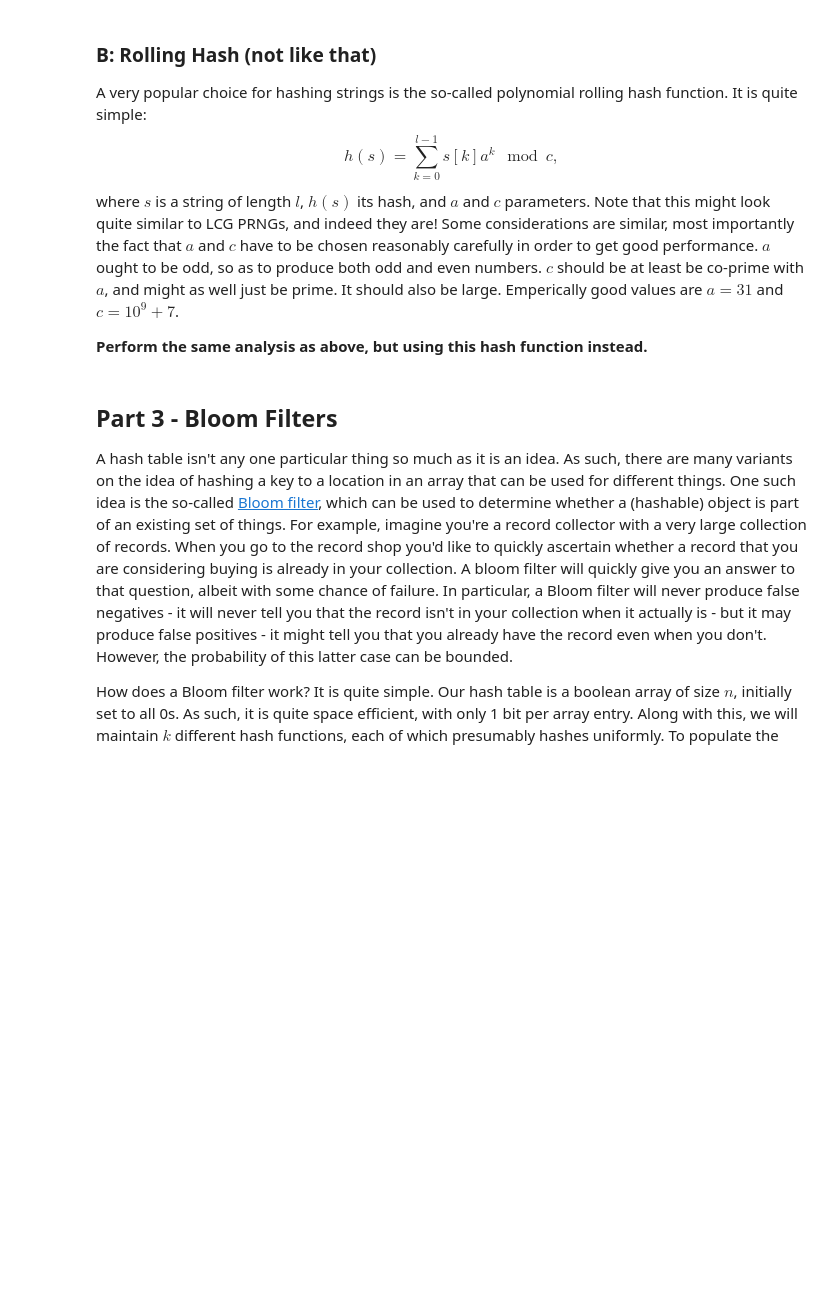
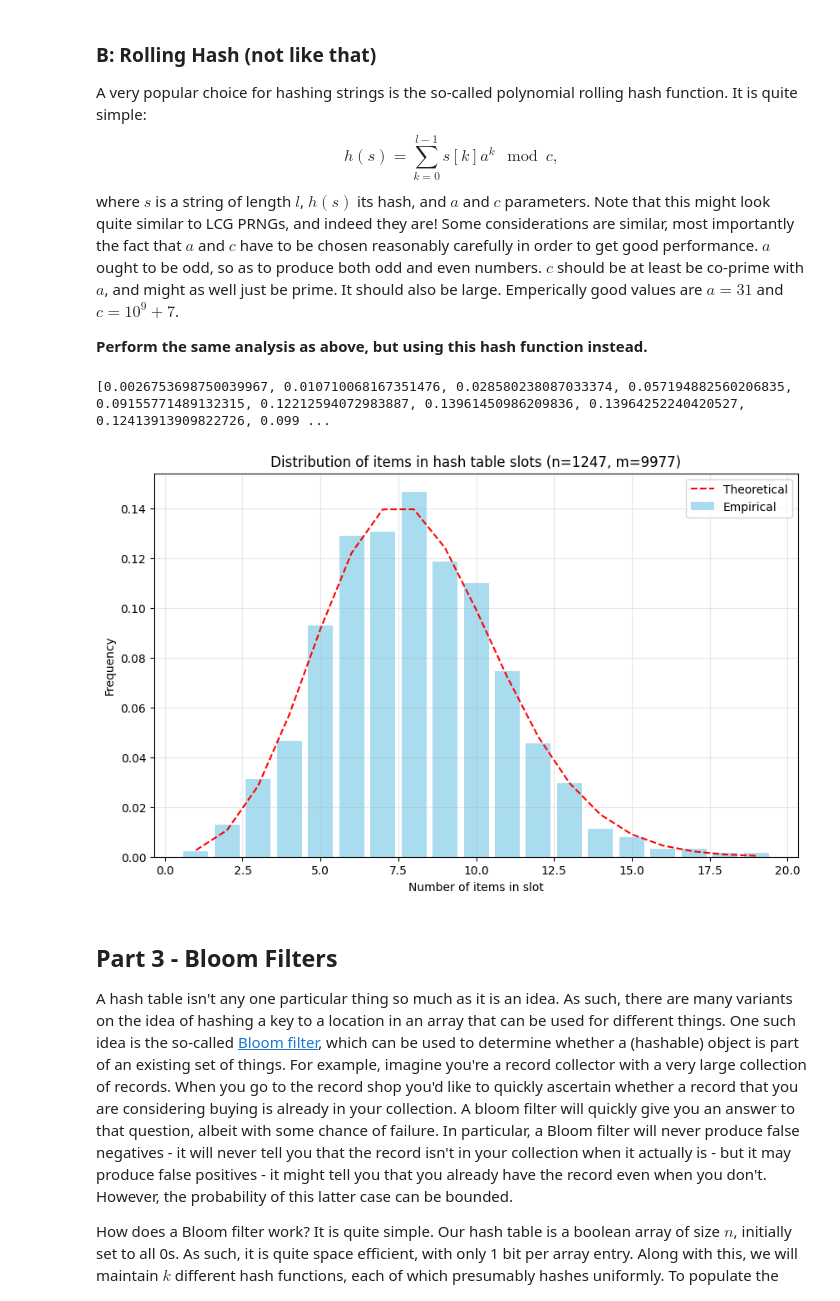
Before and after one commit to cake-dev/InfoRandoClass, a Jupyter notebook: computing_assignment_2_hashes.ipynb, the cells around one changed output. Drawn from its saved outputs; the diff is of its cells as text; code cells hidden in the pictures; blank space fills up the shorter version.

```diff
--- a/computing_assignment_2_hashes.ipynb
+++ b/computing_assignment_2_hashes.ipynb
@@ -264,6 +301,22 @@ $$
 where $s$ is a string of length $l$, $h(s)$ its hash, and $a$ and $c$ parameters.  Note that this might look quite similar to LCG PRNGs, and indeed they are!  Some considerations are similar, most importantly the fact that $a$ and $c$ have to be chosen reasonably carefully in order to get good performance.  $a$ ought to be odd, so as to produce both odd and even numbers.  $c$ should be at least be co-prime with $a$, and might as well just be prime.  It should also be large.  Emperically good values are $a=31$ and $c=10^9 + 7$.
 
 **Perform the same analysis as above, but using this hash function instead.**
+# %%
+def rolling_hash_function(key, a, c, m):
+    return sum([ord(c) * a**k for k, c in enumerate(key)]) % c % m
+
+m = len(keys)
+n = m // 8
+table = np.zeros(n)
+
+for key in keys:
+    idx = rolling_hash_function(key, 31, 10**9 + 7, n)
+    table[idx] += 1
+
+plot_bar_vs_theoretical(table, n, m)
+# %% [output]
+[0.0026753698750039967, 0.010710068167351476, 0.028580238087033374, 0.057194882560206835, 0.09155771489132315, 0.12212594072983887, 0.13961450986209836, 0.13964252240420527, 0.12413913909822726, 0.099 ...
+[figure, added]
 # %% [markdown]
 ## Part 3 - Bloom Filters
 A hash table isn't any one particular thing so much as it is an idea.  As such, there are many variants on the idea of hashing a key to a location in an array that can be used for different things.  One such idea is the so-called [Bloom filter](https://en.wikipedia.org/wiki/Bloom_filter), which can be used to determine whether a (hashable) object is part of an existing set of things.  For example, imagine you're a record collector with a very large collection of records.  When you go to the record shop you'd like to quickly ascertain whether a record that you are considering buying is already in your collection.  A bloom filter will quickly give you an answer to that question, albeit with some chance of failure.  In particular, a Bloom filter will never produce false negatives - it will never tell you that the record isn't in your collection when it actually is - but it may produce false positives - it might tell you that you already have the record even when you don't.  However, the probability of this latter case can be bounded.
```
Also changed, not shown: parts of 12 cells of this notebook.
